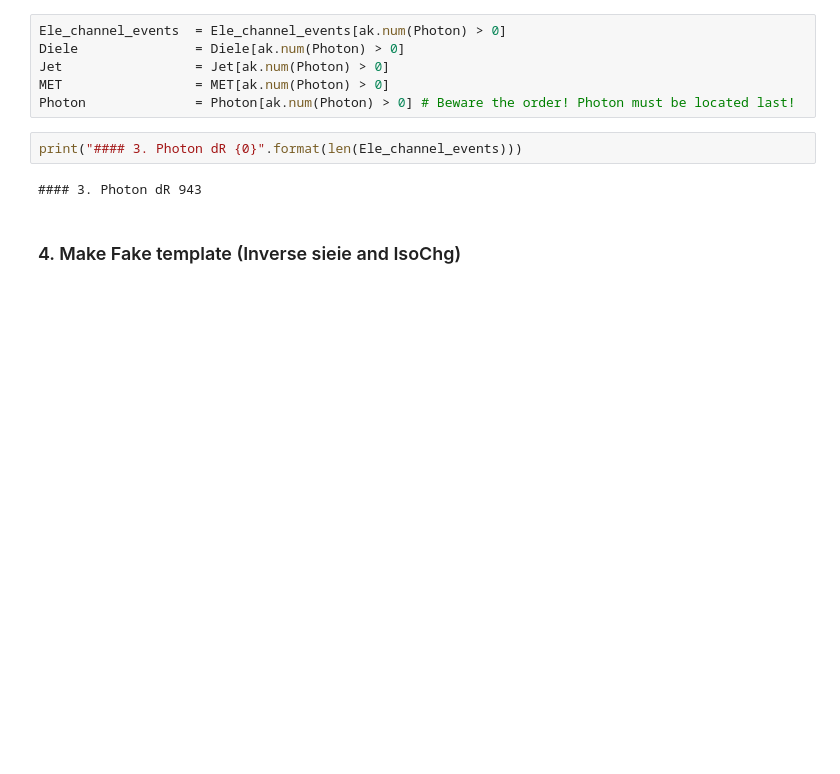
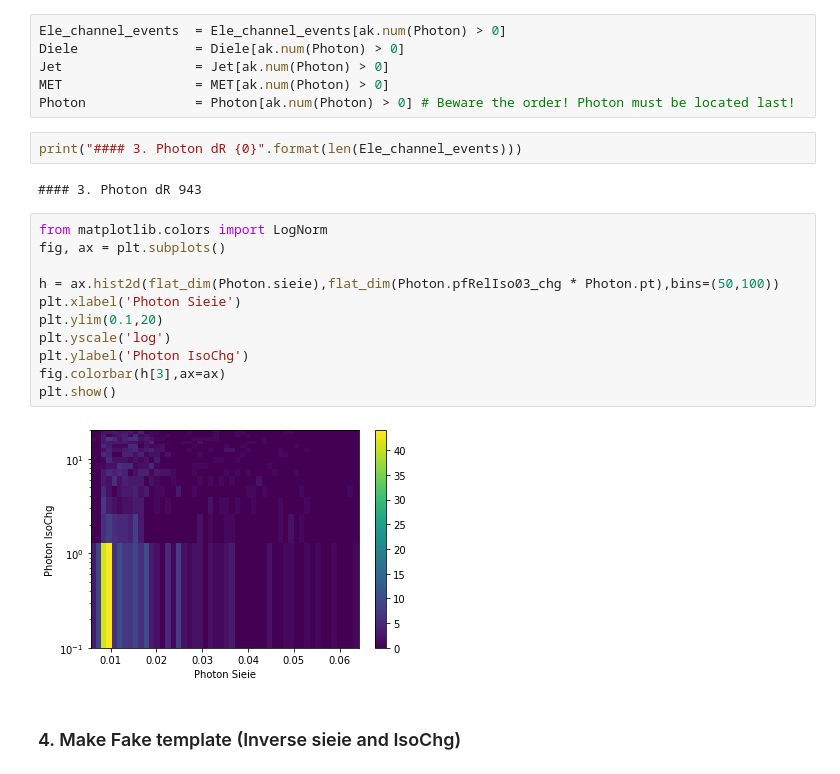
Before and after one commit to JW-corp/J.W_Analysis, a Jupyter notebook: Coffea_WZG/Jupyter/Test_Fake_template.ipynb, the cells around one changed output. Saved outputs shown, nothing was run; the diff lists cells and outputs as text; blank space fills up the shorter version.

```diff
--- a/Coffea_WZG/Jupyter/Test_Fake_template.ipynb
+++ b/Coffea_WZG/Jupyter/Test_Fake_template.ipynb
@@ -265,6 +265,19 @@ Photon              = Photon[ak.num(Photon) > 0] # Beware the order! Photon must
 print("#### 3. Photon dR {0}".format(len(Ele_channel_events)))
 # %% [output]
 #### 3. Photon dR 943
+# %%
+from matplotlib.colors import LogNorm
+fig, ax = plt.subplots()
+
+h = ax.hist2d(flat_dim(Photon.sieie),flat_dim(Photon.pfRelIso03_chg * Photon.pt),bins=(50,100))
+plt.xlabel('Photon Sieie')
+plt.ylim(0.1,20)
+plt.yscale('log')
+plt.ylabel('Photon IsoChg')
+fig.colorbar(h[3],ax=ax)
+plt.show()
+# %% [output]
+[figure, added]
 # %% [markdown]
 ### 4. Make Fake template (Inverse sieie and IsoChg)
 # %%
```
Also changed, not shown: parts of 20 cells of this notebook.
